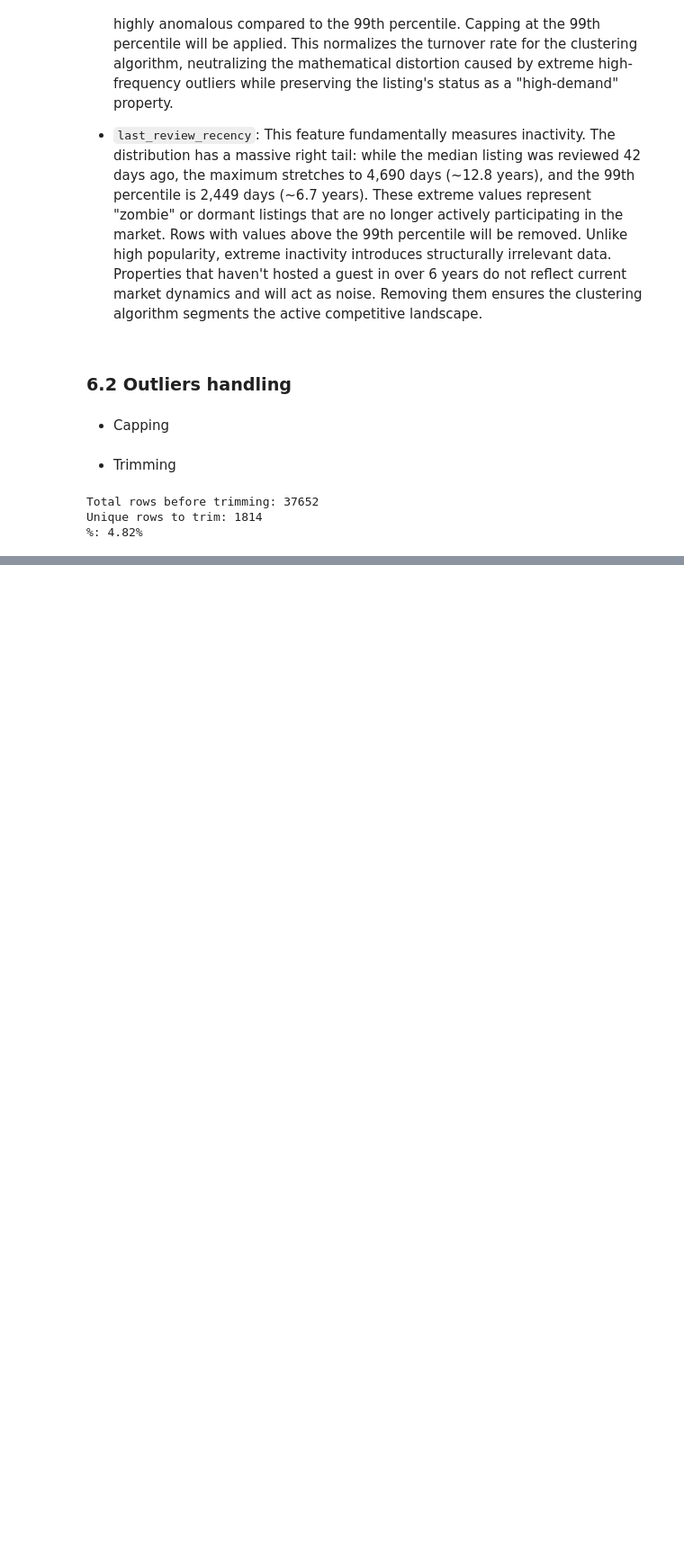
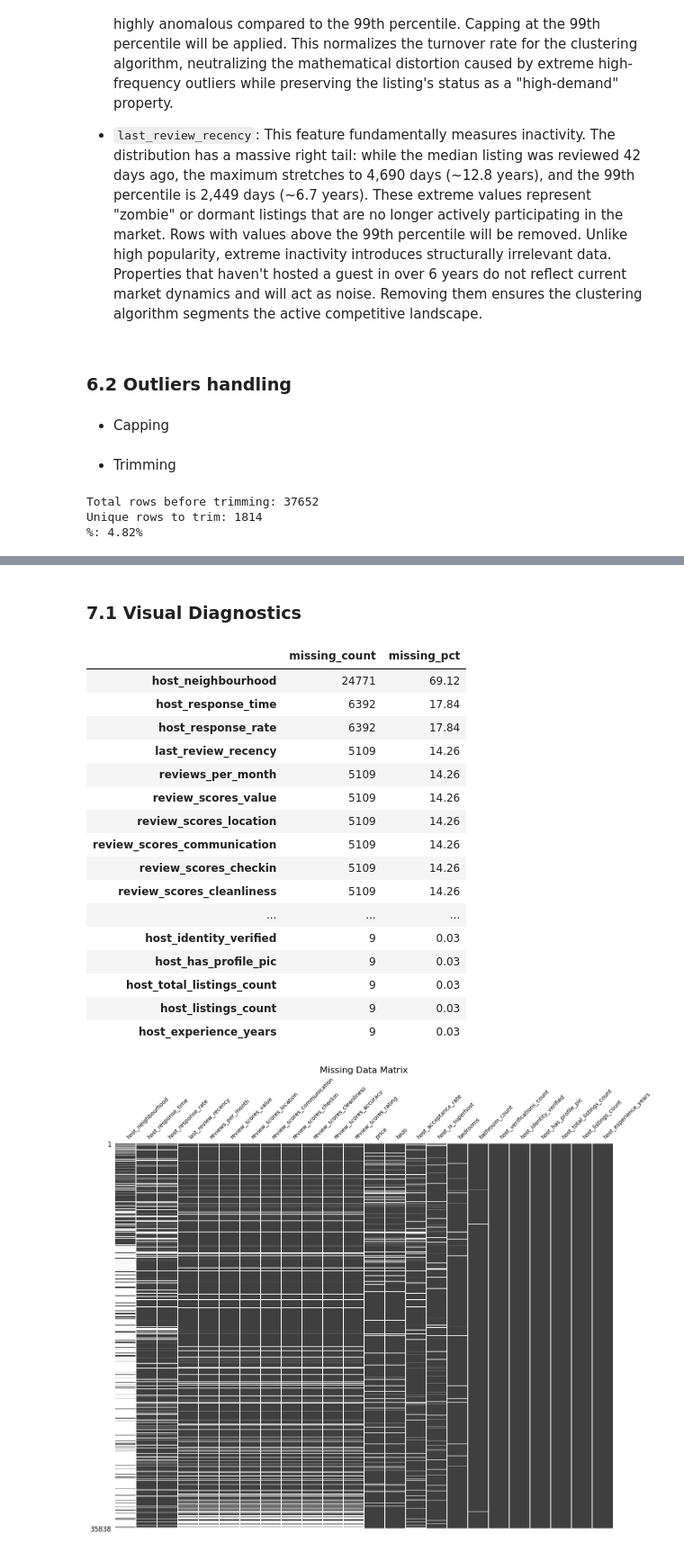
Before and after one commit to pln6/airbnb-market-segmentation-analysis, a Jupyter notebook: notebooks/01_data_cleaning.ipynb, the cells around one changed output, grey strips where cells are left out. Shown at 90% size. Drawn from its saved outputs; the diff is of its cells as text; code cells hidden in the pictures; blank space fills up the shorter version.

Commit message:
feat: add missing data structure diagnosis

```diff
--- a/notebooks/01_data_cleaning.ipynb
+++ b/notebooks/01_data_cleaning.ipynb
@@ -1923,0 +1949,57 @@ listings_trimmed = listings_capped.drop(index=list(indices_to_drop)).reset_index
+# %% [markdown]
+### 7.1 Visual Diagnostics
+# %%
+# subset to only columns that have missing values
+missing_cols = listings_trimmed.columns[listings_trimmed.isnull().any()].tolist()
+
+# sort columns by amount of missingness (helps reveal block patterns visually)
+missing_cols_sorted = (
+    listings_trimmed[missing_cols]
+    .isnull()
+    .sum()
+    .sort_values(ascending=False)
+    .index
+    .tolist()
+)
+
+# summary table: missing count + percentage
+missing_summary = pd.DataFrame({
+    'missing_count': listings_trimmed[missing_cols_sorted].isnull().sum(),
+    'missing_pct': (listings_trimmed[missing_cols_sorted].isnull().mean() * 100).round(2)
+}).loc[missing_cols_sorted]
+
+display(missing_summary)
+
+
+# missing values matrix
+fig, ax = plt.subplots(figsize=(max(10, 0.6 * len(missing_cols_sorted)), 12))
+msno.matrix(listings_trimmed[missing_cols_sorted], sparkline=False, fontsize=10, ax=ax)
+plt.title("Missing Data Matrix", fontsize=16)
+plt.tight_layout()
+plt.show()
+
+# missing values correlation heatmap
+fig, ax = plt.subplots(figsize=(max(8, 0.5 * len(missing_cols_sorted)), 10))
+msno.heatmap(listings_trimmed[missing_cols_sorted], cmap="coolwarm", fontsize=10, ax=ax)
+plt.title("Missing Data Correlation Heatmap", fontsize=16)
+plt.tight_layout()
+plt.show()
+# %% [output]
+|  | missing_count | missing_pct |
+| host_neighbourhood | 24771 | 69.12 |
+| host_response_time | 6392 | 17.84 |
+| host_response_rate | 6392 | 17.84 |
+| last_review_recency | 5109 | 14.26 |
+| reviews_per_month | 5109 | 14.26 |
+| review_scores_value | 5109 | 14.26 |
+| review_scores_location | 5109 | 14.26 |
+| review_scores_communication | 5109 | 14.26 |
+| review_scores_checkin | 5109 | 14.26 |
+| review_scores_cleanliness | 5109 | 14.26 |
+| ... | ... | ... |
+| host_identity_verified | 9 | 0.03 |
+| host_has_profile_pic | 9 | 0.03 |
+| host_total_listings_count | 9 | 0.03 |
+| host_listings_count | 9 | 0.03 |
+| host_experience_years | 9 | 0.03 |
+[figure, added]
```
Also changed, not shown: parts of 6 cells of this notebook.
